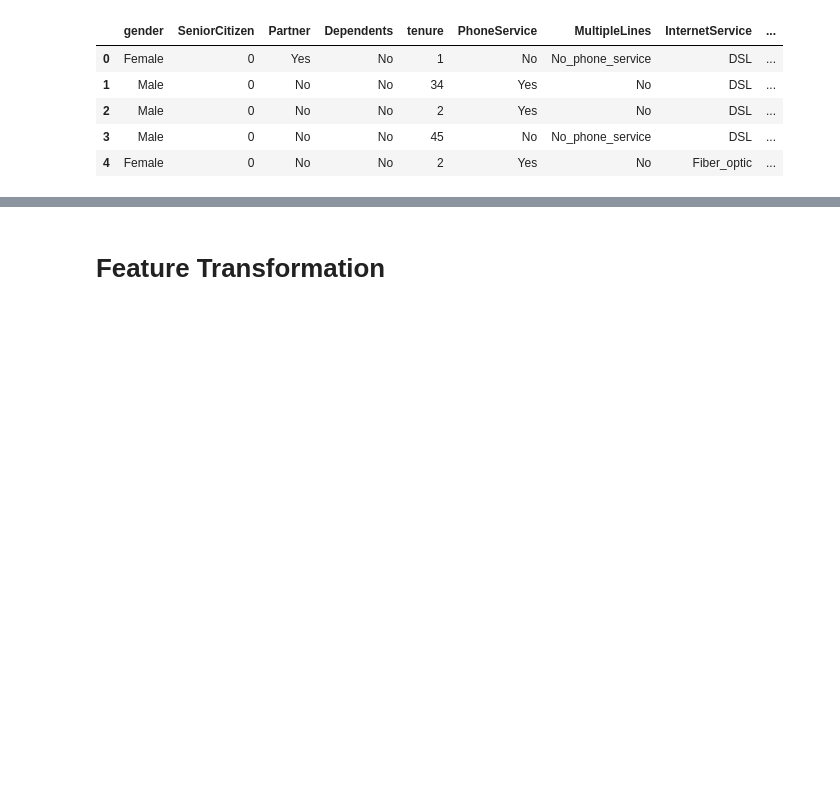
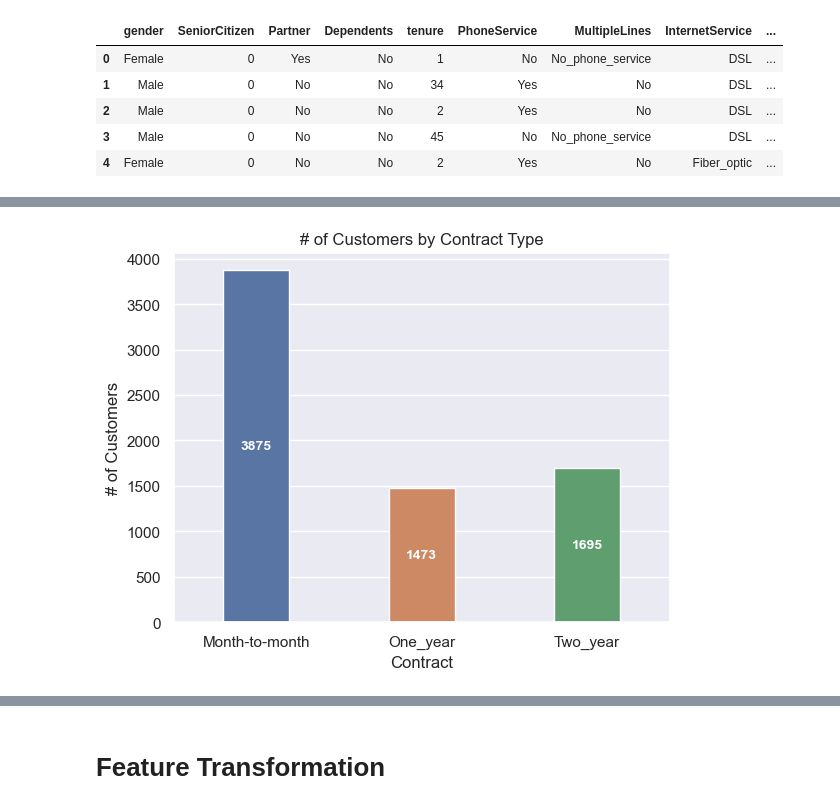
Before and after one commit to benTC74/Telco-Customer-Churn, a Jupyter notebook: Telco Customer Churn.ipynb, the cells around one changed output, grey strips where cells are left out. Cells and saved outputs as stored; diff of their text form; code cells hidden in the pictures; blank space fills up the shorter version.

```diff
--- a/Telco Customer Churn.ipynb
+++ b/Telco Customer Churn.ipynb
@@ -154,0 +205,12 @@ churn_df.head()
+# %%
+#Interestingly a lot of them are with monthly contract
+
+ax = sns.countplot(x=churn_df['Contract'], width = 0.4, hue=churn_df['Contract'])
+
+plt.ylabel('# of Customers')
+plt.title('# of Customers by Contract Type')
+
+for c in ax.containers:
+    ax.bar_label(c, fmt='%.0f', label_type='center', color='white', weight='bold', fontsize=10)
+# %% [output]
+[figure, added]
```
Also changed, not shown: parts of 24 cells of this notebook.
